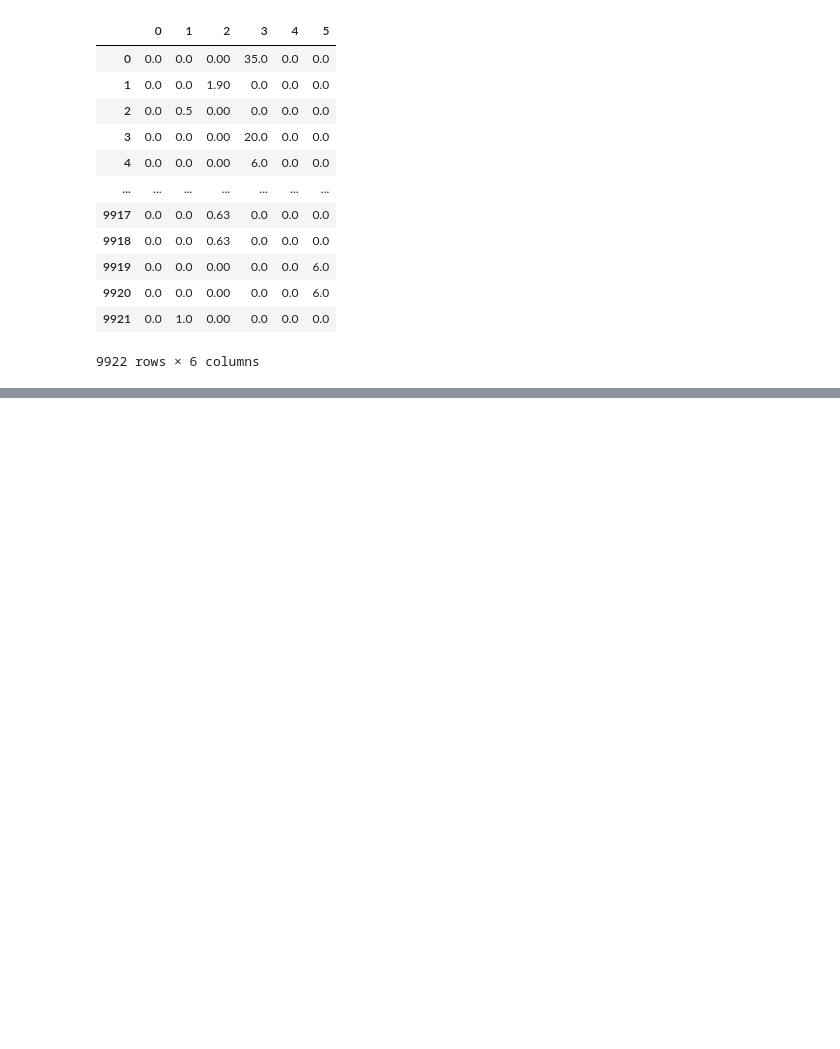
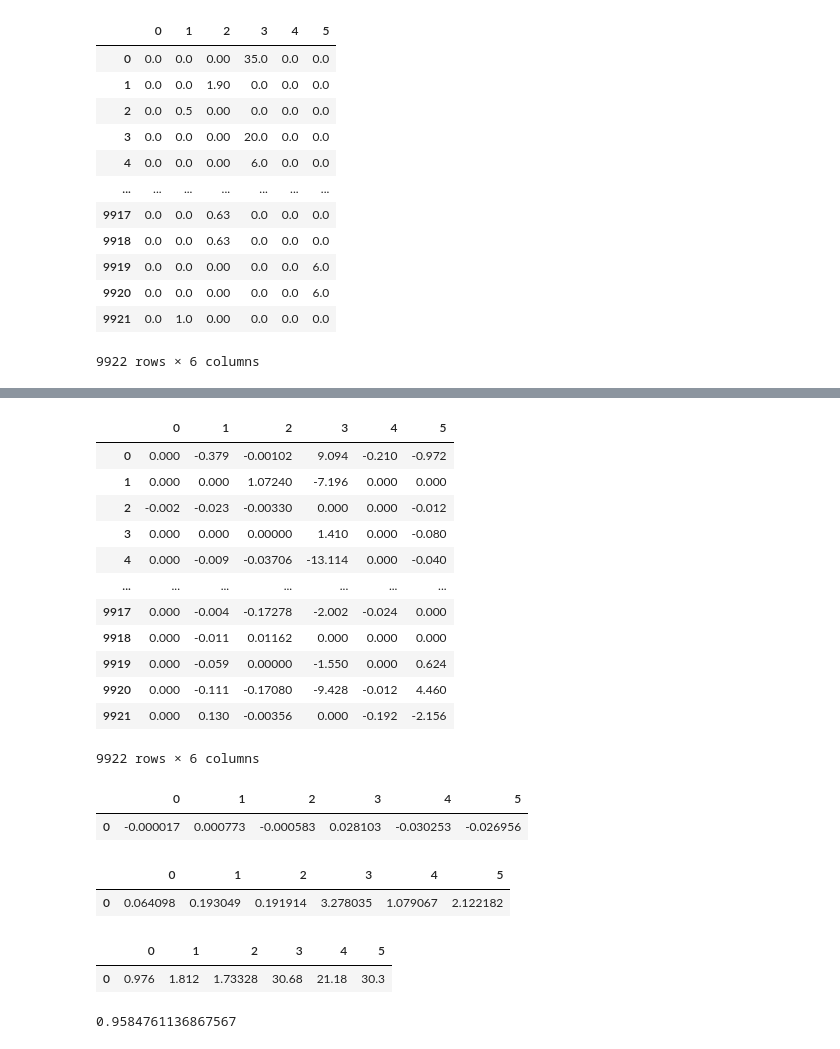
Before and after one commit to dossleo/ProjetoFinal_LeoanrdoPacheco_UFRJ_LAVI, a Jupyter notebook: teste_regressao.ipynb, the cells around one changed output, grey strips where cells are left out. Cells and saved outputs as stored; diff of their text form; code cells hidden in the pictures; blank space fills up the shorter version.

```diff
--- a/regressao.ipynb
+++ b/teste_regressao.ipynb
@@ -104,0 +105,55 @@ mse
+# %%
+erro = y_t - y_p
+erro = pd.DataFrame(erro)
+erro
+# %% [output]
+|  | 0 | 1 | 2 | 3 | 4 | 5 |
+| 0 | 0.000 | -0.379 | -0.00102 | 9.094 | -0.210 | -0.972 |
+| 1 | 0.000 | 0.000 | 1.07240 | -7.196 | 0.000 | 0.000 |
+| 2 | -0.002 | -0.023 | -0.00330 | 0.000 | 0.000 | -0.012 |
+| 3 | 0.000 | 0.000 | 0.00000 | 1.410 | 0.000 | -0.080 |
+| 4 | 0.000 | -0.009 | -0.03706 | -13.114 | 0.000 | -0.040 |
+| ... | ... | ... | ... | ... | ... | ... |
+| 9917 | 0.000 | -0.004 | -0.17278 | -2.002 | -0.024 | 0.000 |
+| 9918 | 0.000 | -0.011 | 0.01162 | 0.000 | 0.000 | 0.000 |
+| 9919 | 0.000 | -0.059 | 0.00000 | -1.550 | 0.000 | 0.624 |
+| 9920 | 0.000 | -0.111 | -0.17080 | -9.428 | -0.012 | 4.460 |
+| 9921 | 0.000 | 0.130 | -0.00356 | 0.000 | -0.192 | -2.156 |
+9922 rows × 6 columns
+# %%
+medias = {}
+for i in range(6):
+    medias[i] = np.mean(erro[i])
+
+medias = pd.json_normalize(medias)
+medias
+# %% [output]
+|  | 0 | 1 | 2 | 3 | 4 | 5 |
+| 0 | -0.000017 | 0.000773 | -0.000583 | 0.028103 | -0.030253 | -0.026956 |
+# %%
+desvio_padrao = {}
+for i in range(6):
+    desvio_padrao[i] = np.std(erro[i])
+
+desvio_padrao = pd.json_normalize(desvio_padrao)
+desvio_padrao
+# %% [output]
+|  | 0 | 1 | 2 | 3 | 4 | 5 |
+| 0 | 0.064098 | 0.193049 | 0.191914 | 3.278035 | 1.079067 | 2.122182 |
+# %%
+maximo = {}
+for i in range(6):
+    maximo[i] = np.max(np.abs(erro[i]))
+
+maximo = pd.json_normalize(maximo)
+maximo
+# %% [output]
+|  | 0 | 1 | 2 | 3 | 4 | 5 |
+| 0 | 0.976 | 1.812 | 1.73328 | 30.68 | 21.18 | 30.3 |
+# %%
+erro_10 = erro[5][erro[5] <= 0.1*np.max(y_t[5])]
+
+acerto = len(erro_10)/len(erro)
+acerto
+# %% [output]
+0.9584761136867567
```
Also changed, not shown: parts of 6 cells of this notebook, 6 other files.
